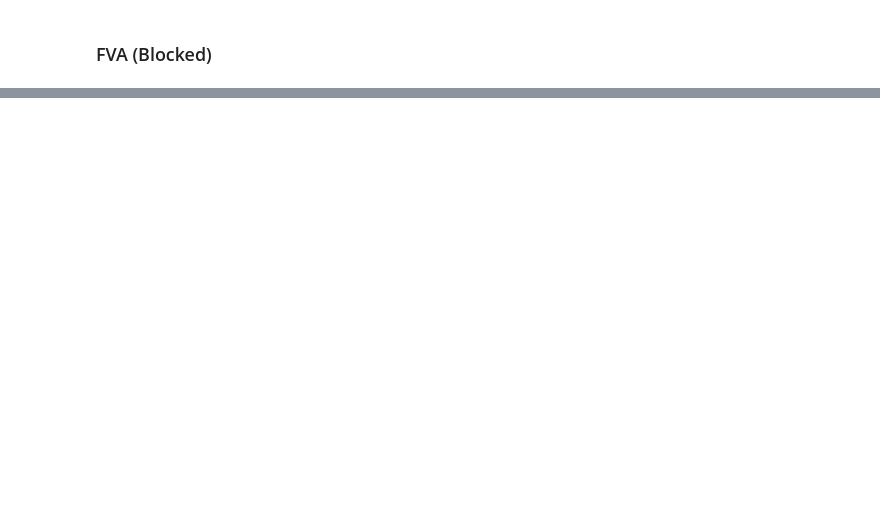
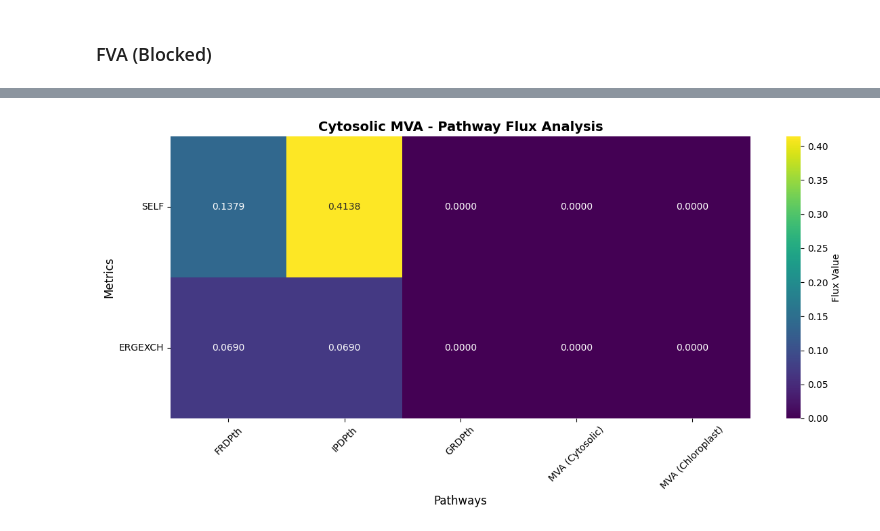
Before and after one commit to FarukEfe/McMasterU-iGEM-2025-Modelling, a Jupyter notebook: notebooks/mva.ipynb, the cells around one changed output, grey strips where cells are left out. Saved outputs shown, nothing was run; the diff lists cells and outputs as text; code cells hidden in the pictures; blank space fills up the shorter version.

```diff
--- a/notebooks/mva.ipynb
+++ b/notebooks/mva.ipynb
@@ -175,0 +167,83 @@ print(accoath.lower_bound, accoath.upper_bound)
+# %%
+import matplotlib.pyplot as plt
+import seaborn as sns
+import pandas as pd
+import numpy as np
+
+def create_result_heatmap(result_dict, title="Heatmap", figsize=(10, 6), cmap='viridis', annot=True):
+    """
+    Create a heatmap visualization from a result object with keys as columns
+    and Series values (with 2 values each) as rows.
+
+    Parameters:
+    -----------
+    result_dict : dict
+        Dictionary where keys become columns and values are pd.Series with 2 values
+    title : str
+        Title for the heatmap
+    figsize : tuple
+        Figure size (width, height)
+    cmap : str
+        Colormap for the heatmap
+    annot : bool
+        Whether to annotate cells with values
+
+    Returns:
+    --------
+    fig, ax : matplotlib figure and axes objects
+    """
+
+    # Convert result dictionary to DataFrame
+    data_matrix = []
+    column_names = list(result_dict.keys())
+
+    # Get the index names from the first Series (assuming all have same structure)
+    first_series = list(result_dict.values())[0]
+    row_names = first_series.index.tolist()
+
+    # Build the data matrix
+    for col_name in column_names:
+        series_data = result_dict[col_name]
+        data_matrix.append(series_data.values)
+
+    # Transpose to get proper orientation (rows = series indices, columns = dict keys)
+    data_matrix = np.array(data_matrix).T
+
+    # Create DataFrame for easier handling
+    df = pd.DataFrame(data_matrix, index=row_names, columns=column_names)
+
+    # Create the heatmap
+    fig, ax = plt.subplots(figsize=figsize)
+
+    sns.heatmap(df,
+                annot=annot,
+                cmap=cmap,
+                fmt='.4f',
+                cbar_kws={'label': 'Flux Value'},
+                ax=ax)
+
+    ax.set_title(title, fontsize=14, fontweight='bold')
+    ax.set_xlabel('Pathways', fontsize=12)
+    ax.set_ylabel('Metrics', fontsize=12)
+
+    plt.xticks(rotation=45)
+    plt.yticks(rotation=0)
+    plt.tight_layout()
+
+    return fig, ax
+
+# Example usage with your result objects:
+print("Creating heatmaps for cytosolic and chloroplast MVA results...")
+
+# Define save path
+save_path = os.path.join('..','results','bench','mva')
+os.makedirs(save_path, exist_ok=True)
+# Create heatmap for cytosolic results
+fig, ax = create_result_heatmap(results,
+                                    title="Cytosolic MVA - Pathway Flux Analysis",
+                                    figsize=(12, 6))
+# Save the figure
+fig.savefig(os.path.join(save_path, "cytosolic_mva_heatmap.png"), dpi=300)
+# Show
+plt.show()
+# %% [output]
@@ -175,0 +251 @@ print(accoath.lower_bound, accoath.upper_bound)
+[figure, added]
```
Also changed, not shown: parts of 15 cells of this notebook, 9 other files.
